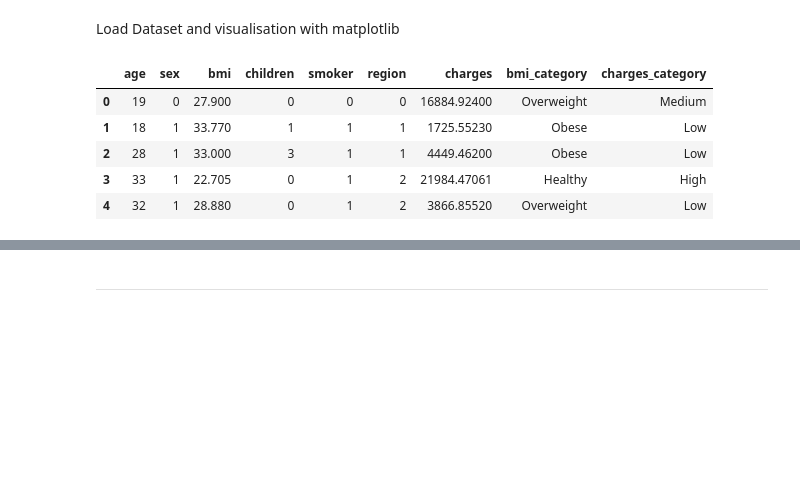
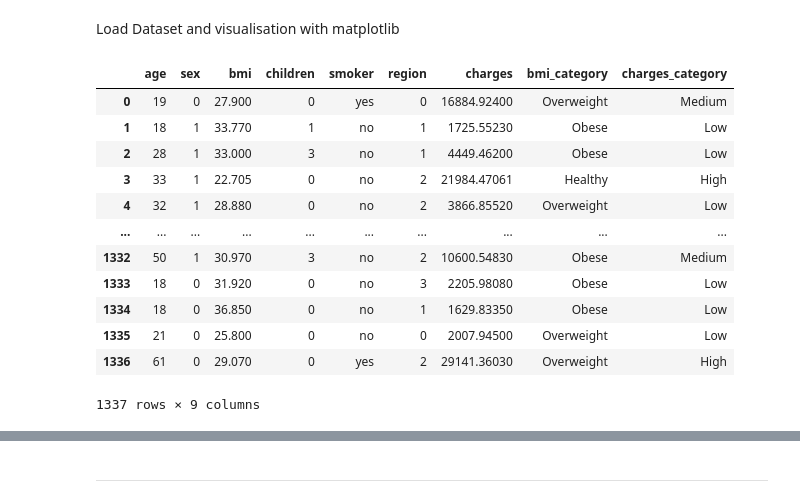
Before and after one commit to Mikeecee1/HealthInsuranceAnalysis, a Jupyter notebook: jupyter_notebooks/DataVisualisation.ipynb, the cells around one changed output, grey strips where cells are left out. Saved outputs shown, nothing was run; the diff lists cells and outputs as text; code cells hidden in the pictures; blank space fills up the shorter version.

```diff
--- a/jupyter_notebooks/DataVisualisation.ipynb
+++ b/jupyter_notebooks/DataVisualisation.ipynb
@@ -61,15 +67,23 @@ import numpy as np
 import matplotlib.pyplot as plt
 # %%
 # Load dataset for visualization
-df = pd.read_csv("../Datasets/Processed/insurance_cleaned.csv")
-df.head()
+#load insurance_cleaned.csv in Datasets/Processed folder
+df = pd.read_csv('Datasets/Processed/insurance_cleaned.csv')
+df
 # %% [output]
 |  | age | sex | bmi | children | smoker | region | charges | bmi_category | charges_category |
-| 0 | 19 | 0 | 27.900 | 0 | 0 | 0 | 16884.92400 | Overweight | Medium |
-| 1 | 18 | 1 | 33.770 | 1 | 1 | 1 | 1725.55230 | Obese | Low |
-| 2 | 28 | 1 | 33.000 | 3 | 1 | 1 | 4449.46200 | Obese | Low |
-| 3 | 33 | 1 | 22.705 | 0 | 1 | 2 | 21984.47061 | Healthy | High |
-| 4 | 32 | 1 | 28.880 | 0 | 1 | 2 | 3866.85520 | Overweight | Low |
+| 0 | 19 | 0 | 27.900 | 0 | yes | 0 | 16884.92400 | Overweight | Medium |
+| 1 | 18 | 1 | 33.770 | 1 | no | 1 | 1725.55230 | Obese | Low |
+| 2 | 28 | 1 | 33.000 | 3 | no | 1 | 4449.46200 | Obese | Low |
+| 3 | 33 | 1 | 22.705 | 0 | no | 2 | 21984.47061 | Healthy | High |
+| 4 | 32 | 1 | 28.880 | 0 | no | 2 | 3866.85520 | Overweight | Low |
+| ... | ... | ... | ... | ... | ... | ... | ... | ... | ... |
+| 1332 | 50 | 1 | 30.970 | 3 | no | 2 | 10600.54830 | Obese | Medium |
+| 1333 | 18 | 0 | 31.920 | 0 | no | 3 | 2205.98080 | Obese | Low |
+| 1334 | 18 | 0 | 36.850 | 0 | no | 1 | 1629.83350 | Obese | Low |
+| 1335 | 21 | 0 | 25.800 | 0 | no | 0 | 2007.94500 | Overweight | Low |
+| 1336 | 61 | 0 | 29.070 | 0 | yes | 2 | 29141.36030 | Overweight | High |
+1337 rows × 9 columns
 # %%
 #create plots with matplotlib detailing charges in comparison to age, sex, smoker,region,bmi  and bmi_category
 # add plot for BMI vs Charges
```
Also changed, not shown: parts of 12 cells of this notebook, 1 other file.
